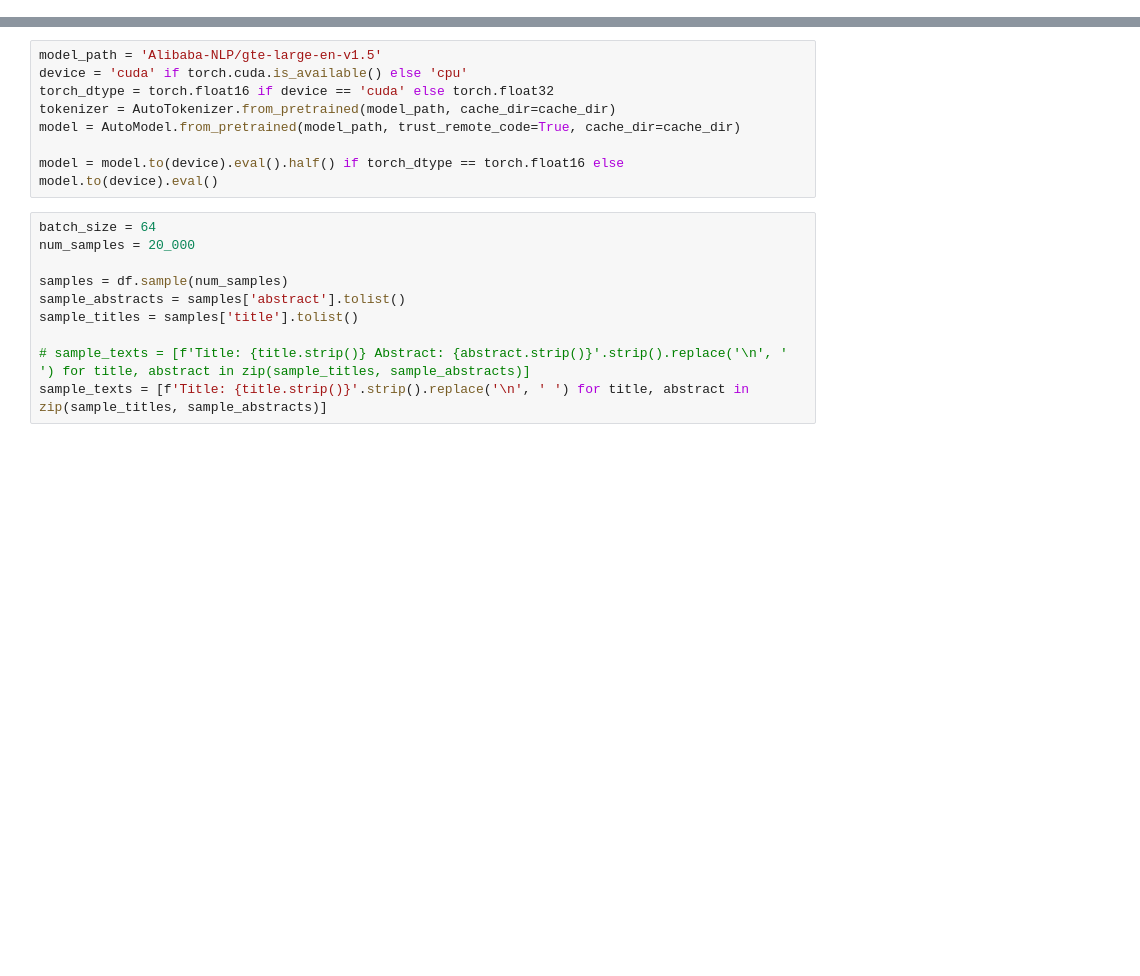
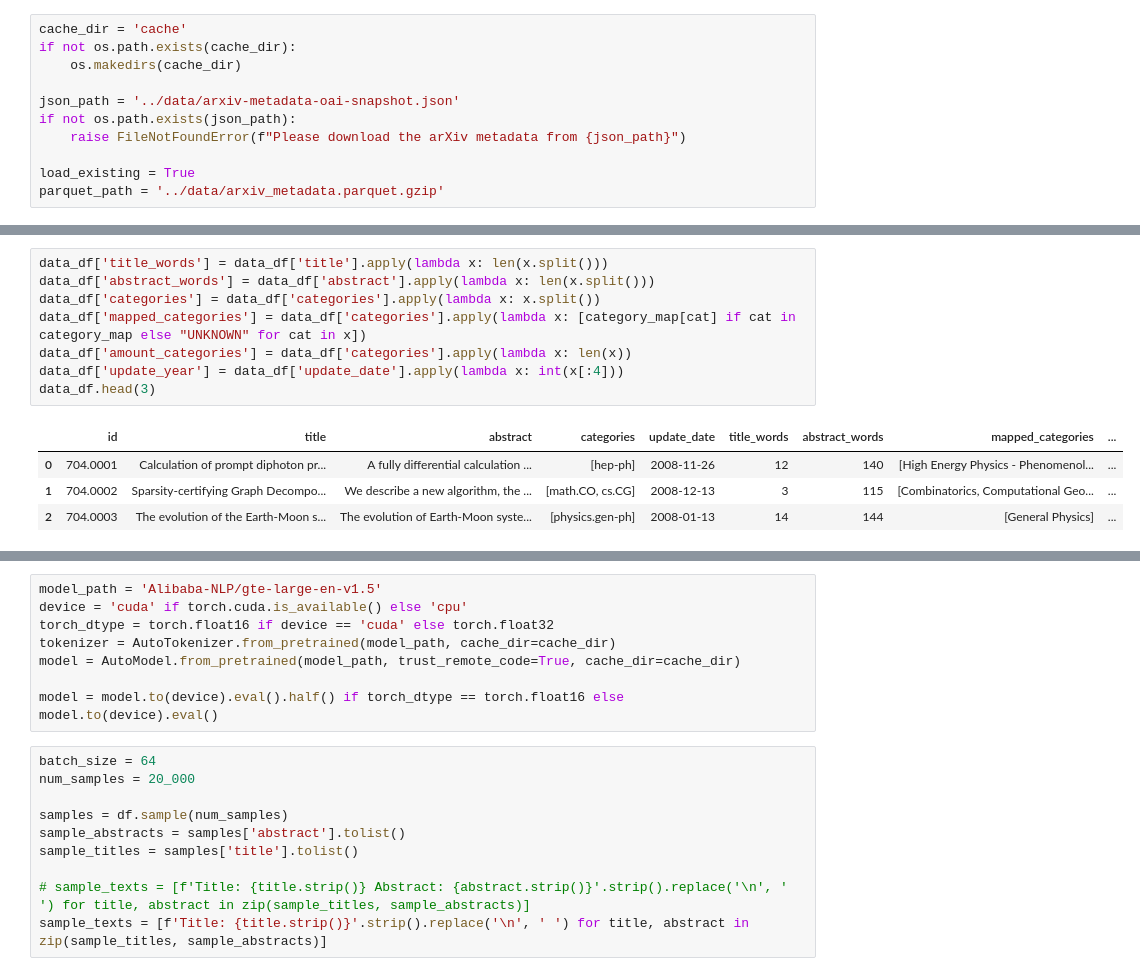
Before and after one commit to Gabriel9753/ArxivAbstractProject, a Jupyter notebook: src/eda.ipynb, the cells around one changed output, grey strips where cells are left out. Drawn from its saved outputs; the diff is of its cells as text; blank space fills up the shorter version.

```diff
--- a/src/eda.ipynb
+++ b/src/eda.ipynb
@@ -22,0 +10,11 @@ df.head()
+# %%
+cache_dir = 'cache'
+if not os.path.exists(cache_dir):
+    os.makedirs(cache_dir)
+
+json_path = '../data/arxiv-metadata-oai-snapshot.json'
+if not os.path.exists(json_path):
+    raise FileNotFoundError(f"Please download the arXiv metadata from {json_path}")
+
+load_existing = True
+parquet_path = '../data/arxiv_metadata.parquet.gzip'
@@ -22,0 +250,13 @@ df.head()
+# %%
+data_df['title_words'] = data_df['title'].apply(lambda x: len(x.split()))
+data_df['abstract_words'] = data_df['abstract'].apply(lambda x: len(x.split()))
+data_df['categories'] = data_df['categories'].apply(lambda x: x.split())
+data_df['mapped_categories'] = data_df['categories'].apply(lambda x: [category_map[cat] if cat in category_map else "UNKNOWN" for cat in x])
+data_df['amount_categories'] = data_df['categories'].apply(lambda x: len(x))
+data_df['update_year'] = data_df['update_date'].apply(lambda x: int(x[:4]))
+data_df.head(3)
+# %% [output]
+|  | id | title | abstract | categories | update_date | title_words | abstract_words | mapped_categories | ... |
+| 0 | 704.0001 | Calculation of prompt diphoton pr... | A fully differential calculation ... | [hep-ph] | 2008-11-26 | 12 | 140 | [High Energy Physics - Phenomenol... | ... |
+| 1 | 704.0002 | Sparsity-certifying Graph Decompo... | We describe a new algorithm, the ... | [math.CO, cs.CG] | 2008-12-13 | 3 | 115 | [Combinatorics, Computational Geo... | ... |
+| 2 | 704.0003 | The evolution of the Earth-Moon s... | The evolution of Earth-Moon syste... | [physics.gen-ph] | 2008-01-13 | 14 | 144 | [General Physics] | ... |
```
Also changed, not shown: parts of 23 cells of this notebook, 3 other files.
